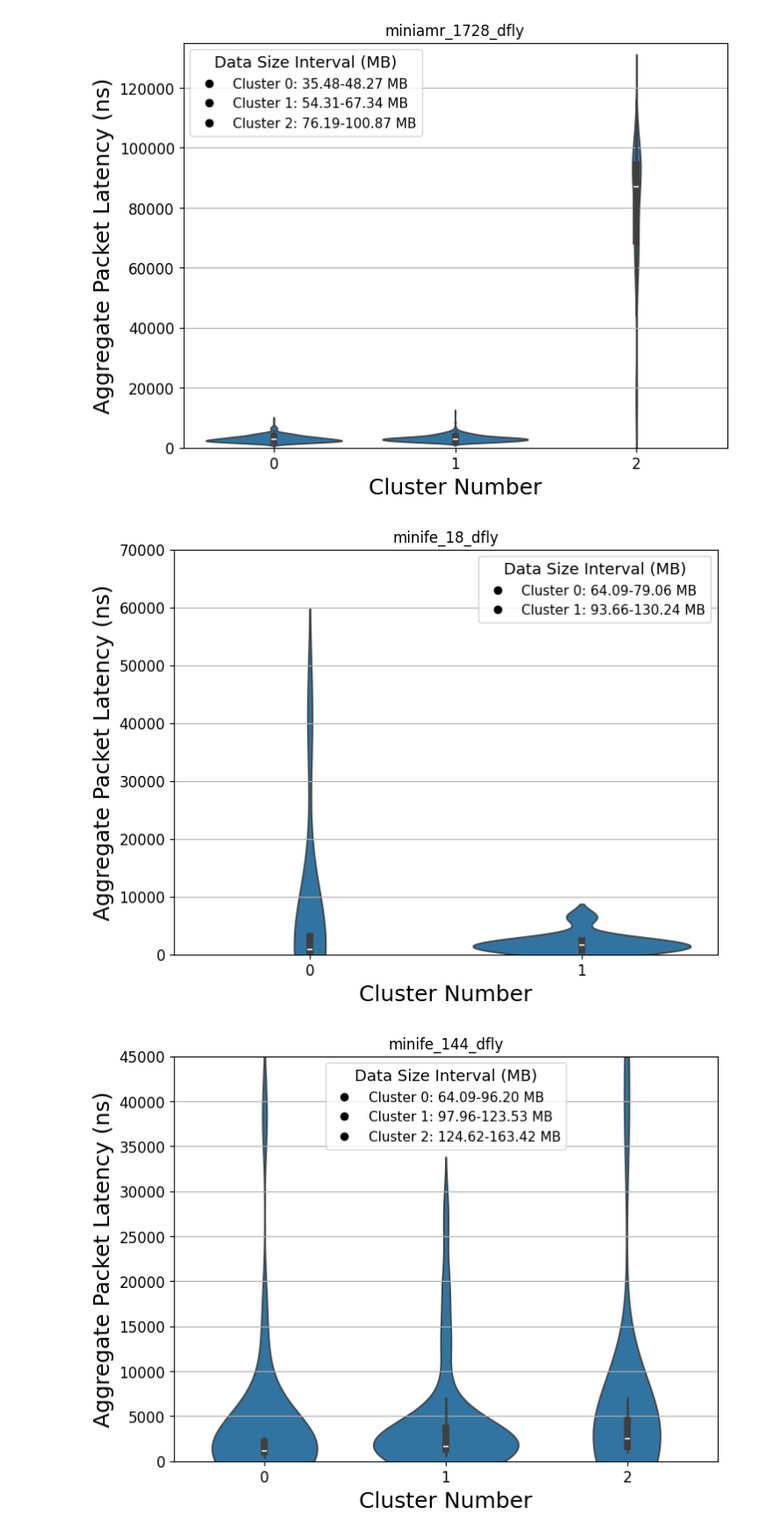
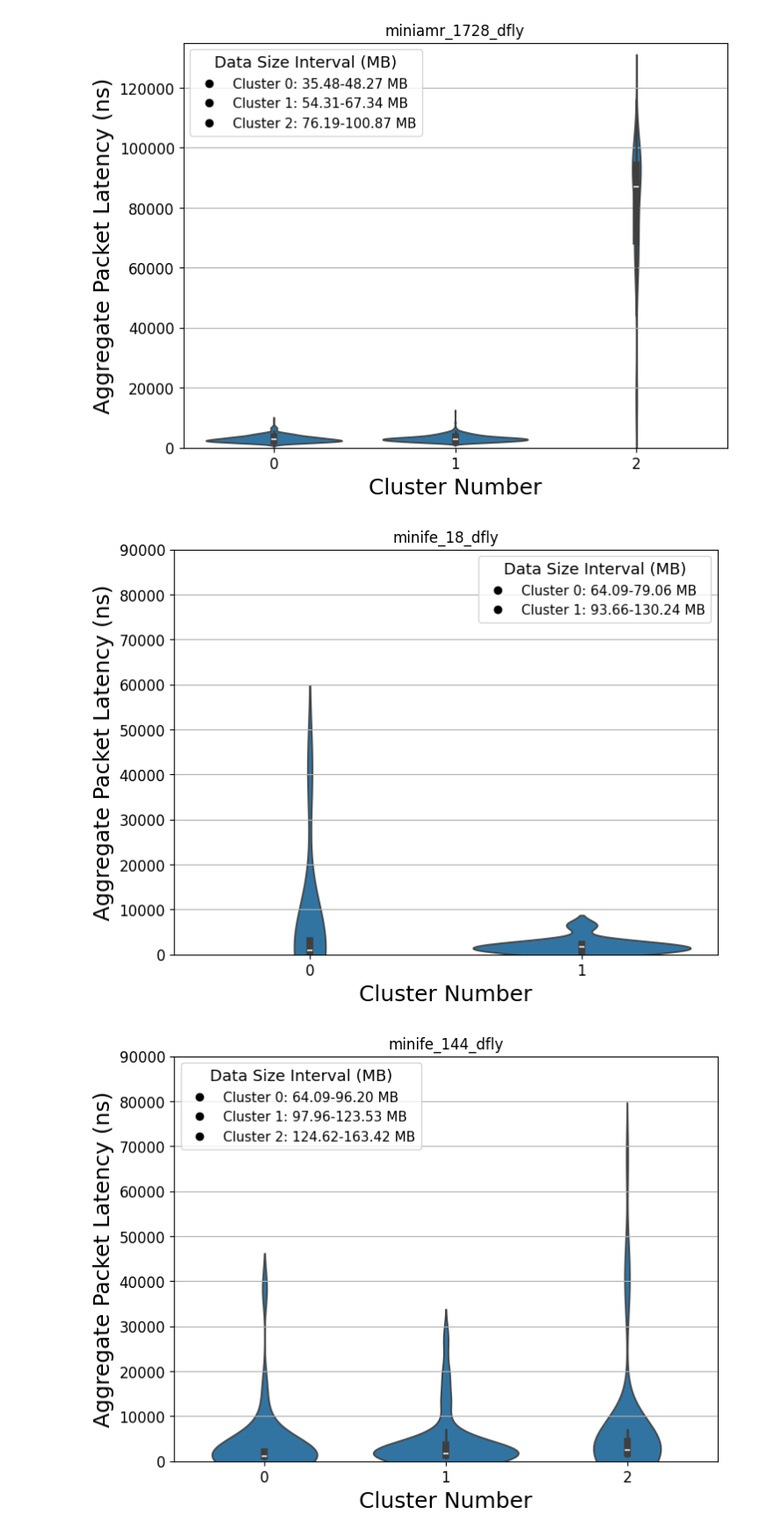
Before and after one commit to zzheng33/cs550, a Jupyter notebook: run/plot.ipynb, the cells around one changed output. Shown at 88% size. Saved outputs shown, nothing was run; the diff lists cells and outputs as text; code cells hidden in the pictures.

```diff
--- a/run/plot.ipynb
+++ b/run/plot.ipynb
@@ -90,10 +90,10 @@ dataSize_packetLatency("./arxiv/miniamr_1728_dfly/dragonfly-msg-stats",135000,3)
 # %% [output]
 [figure]
 # %%
-dataSize_packetLatency("./arxiv/minife_18_dfly/dragonfly-msg-stats",70000,2)
+dataSize_packetLatency("./arxiv/minife_18_dfly/dragonfly-msg-stats",90000,2)
 # %% [output]
-[figure, old version]
+[figure, new version]
 # %%
-dataSize_packetLatency("./arxiv/minife_144_dfly/dragonfly-msg-stats",45000)
+dataSize_packetLatency("./arxiv/minife_144_dfly/dragonfly-msg-stats",90000)
 # %% [output]
-[figure, old version]
+[figure, new version]
```
Also changed, not shown: parts of 1 cell of this notebook, 14 other files.
